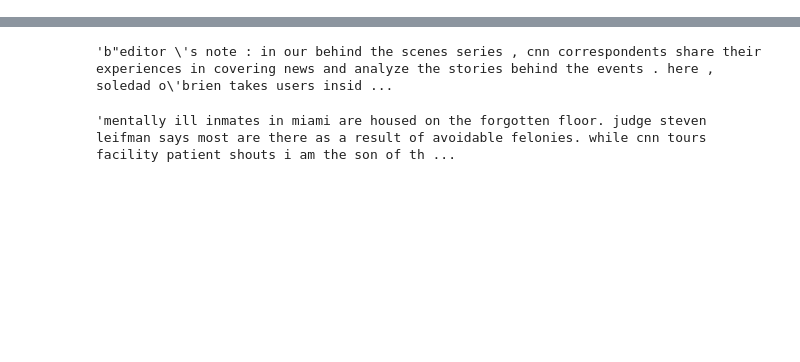
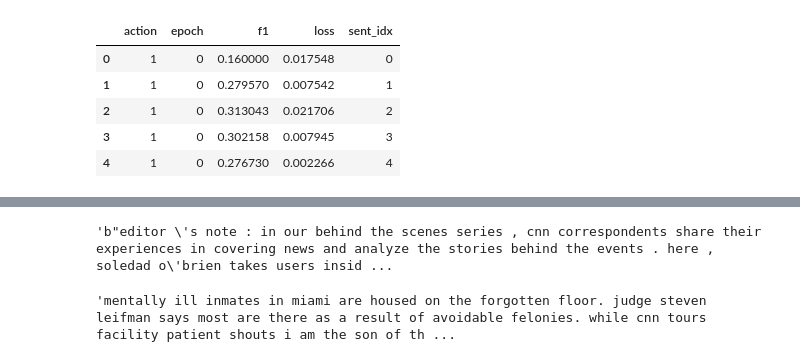
Before and after one commit to franciscojavierarceo/DQN-Event-Summarization, a Jupyter notebook: SIF/summarization/DQN SIF Embedding.ipynb, the cells around one changed output, grey strips where cells are left out. Cells and saved outputs as stored; diff of their text form; code cells hidden in the pictures; blank space fills up the shorter version.

```diff
--- a/SIF/summarization/DQN SIF Embedding.ipynb
+++ b/SIF/summarization/DQN SIF Embedding.ipynb
@@ -148,0 +150,9 @@ plt.show()
+# %%
+perf.head()
+# %% [output]
+|  | action | epoch | f1 | loss | sent_idx |
+| 0 | 1 | 0 | 0.160000 | 0.017548 | 0 |
+| 1 | 1 | 0 | 0.279570 | 0.007542 | 1 |
+| 2 | 1 | 0 | 0.313043 | 0.021706 | 2 |
+| 3 | 1 | 0 | 0.302158 | 0.007945 | 3 |
+| 4 | 1 | 0 | 0.276730 | 0.002266 | 4 |
```
Also changed, not shown: parts of 24 cells of this notebook.
